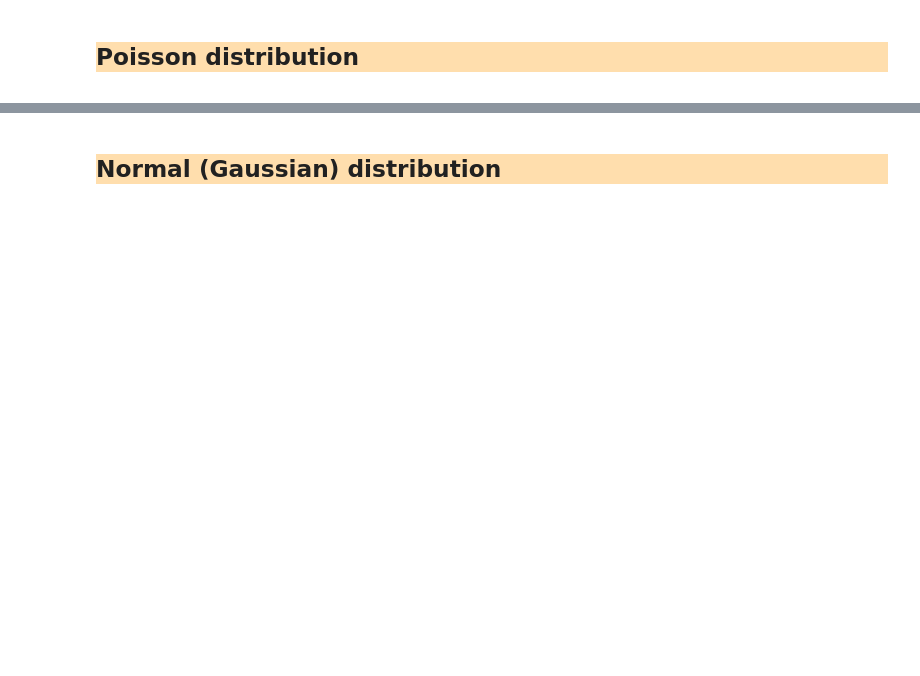
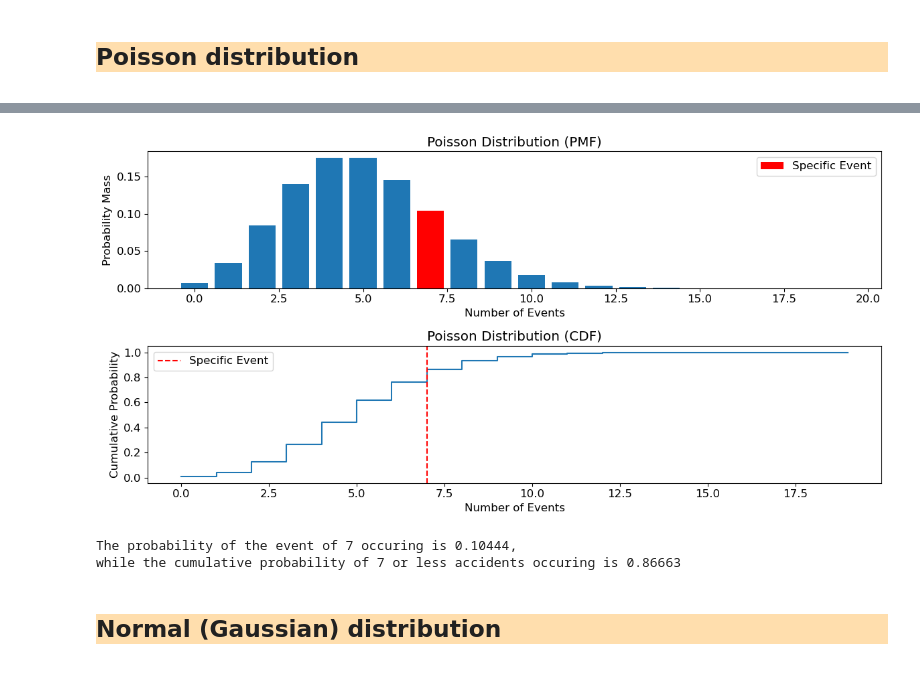
Before and after one commit to shibzr/statistics, a Jupyter notebook: Probability Distribution.ipynb, the cells around one changed output, grey strips where cells are left out. Drawn from its saved outputs; the diff is of its cells as text; code cells hidden in the pictures; blank space fills up the shorter version.

```diff
--- a/Probability Distribution.ipynb
+++ b/Probability Distribution.ipynb
@@ -484,0 +566,41 @@ multinomial_distribution(n=100, p=[.3, .3, .1, .1, .2])
+# %%
+def poisson_distribution(rate_average: float, minimum: float, maximum: float, event: int):
+    """
+    Params:
+    ------
+        rate_average (float): Average rate of occurrence (lambda) for the Poisson distribution
+        minimum (float): Minimum value of occurrence for the Poisson distribution
+        maximum (float): Maximum value of occurrence for the Poisson distribution
+        event (int): Specific event to highlight on the graphs
+
+    Returns:
+    -------
+        pmf (float): Probability Mass Function (PMF) for the specific event
+        cdf (float): Cumulative Distribution Function (CDF) for the specific event
+    """
+    x_values = np.arange(minimum, maximum)  # Generate x values from minimum to maximum
+    poisson_dist = stats.poisson(rate_average)  # Create Poisson distribution object
+    pmf = poisson_dist.pmf(event)  # Calculate probability mass function (PMF) for the specific event
+    cdf = poisson_dist.cdf(event)  # Calculate cumulative distribution function (CDF) for the specific event
+
+    # Plot PMF
+    fig, ax = plt.subplots(nrows=2, ncols=1)
+    ax[0].bar(x_values, poisson_dist.pmf(x_values))
+    ax[0].bar(event, pmf, color='red', label='Specific Event')
+    ax[0].set_xlabel("Number of Events")
+    ax[0].set_ylabel("Probability Mass")
+    ax[0].set_title("Poisson Distribution (PMF)")
+    ax[0].legend()
+
+    # Plot CDF
+    ax[1].plot(x_values, poisson_dist.cdf(x_values), drawstyle='steps-post')
+    ax[1].axvline(x=event, color='red', linestyle='--', label='Specific Event')
+    ax[1].set_xlabel("Number of Events")
+    ax[1].set_ylabel("Cumulative Probability")
+    ax[1].set_title("Poisson Distribution (CDF)")
+    ax[1].legend()
+
+    plt.tight_layout()
+    plt.show()
+
+    return print(f"The probability of the event of {event} occuring is {pmf:.5f},   \nwhile the cumulative probability of {event} or less accidents occuring is {cdf:.5f}")
@@ -485,3 +613,9 @@ multinomial_distribution(n=100, p=[.3, .3, .1, .1, .2])
+# %%
+poisson_distribution(rate_average= 5, minimum=0, maximum= 20, event= 7)
+# %% [output]
+[figure, added]
+The probability of the event of 7 occuring is 0.10444,
+while the cumulative probability of 7 or less accidents occuring is 0.86663
 # %% [markdown]
 <div style="background-color: NavajoWhite; border-style: solid;font-family: Arial">
 
```
Also changed, not shown: parts of 16 cells of this notebook.
